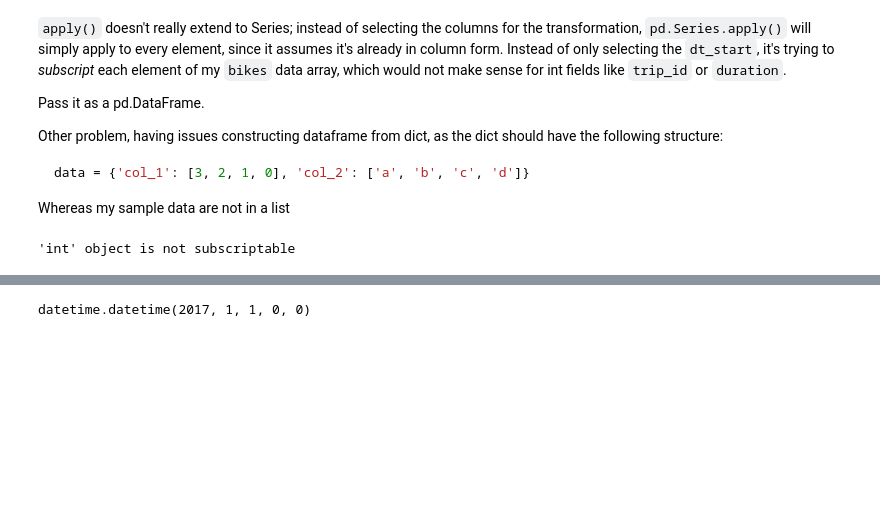
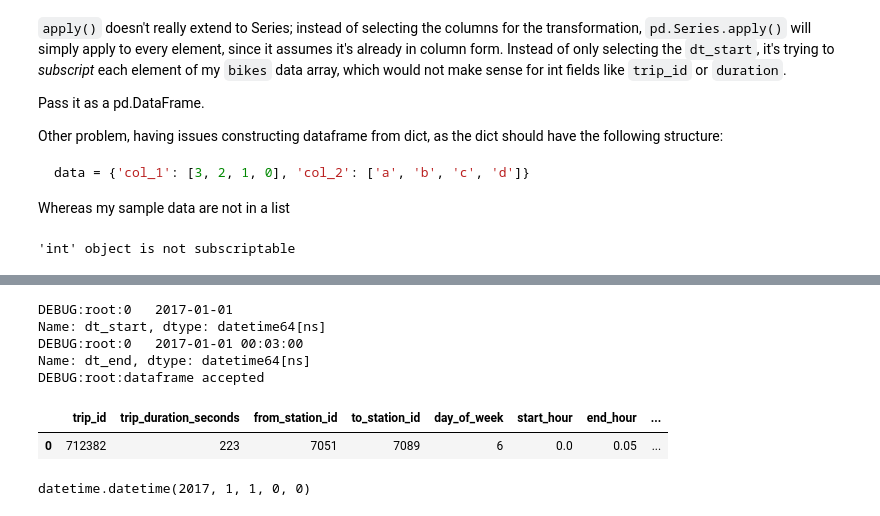
Before and after one commit to vykuang/TO-bikeshare-membership, a Jupyter notebook: src/bikeshare/deploy/panda.ipynb, the cells around one changed output, grey strips where cells are left out. Drawn from its saved outputs; the diff is of its cells as text; code cells hidden in the pictures; blank space fills up the shorter version.

```diff
--- a/src/bikeshare/deploy/panda.ipynb
+++ b/src/bikeshare/deploy/panda.ipynb
@@ -132,3 +136,16 @@ ValueError: If using all scalar values, you must pass an index
+# %%
+prep = preprocess(df_dict)
+# %% [output]
+DEBUG:root:0   2017-01-01
+Name: dt_start, dtype: datetime64[ns]
+DEBUG:root:0   2017-01-01 00:03:00
+Name: dt_end, dtype: datetime64[ns]
+DEBUG:root:dataframe accepted
+# %%
+prep
+# %% [output]
+|  | trip_id | trip_duration_seconds | from_station_id | to_station_id | day_of_week | start_hour | end_hour | ... |
+| 0 | 712382 | 223 | 7051 | 7089 | 6 | 0.0 | 0.05 | ... |
 # %%
 # from datetime import datetime
 from datetime import datetime
```
Also changed, not shown: parts of 9 cells of this notebook, 5 other files.
